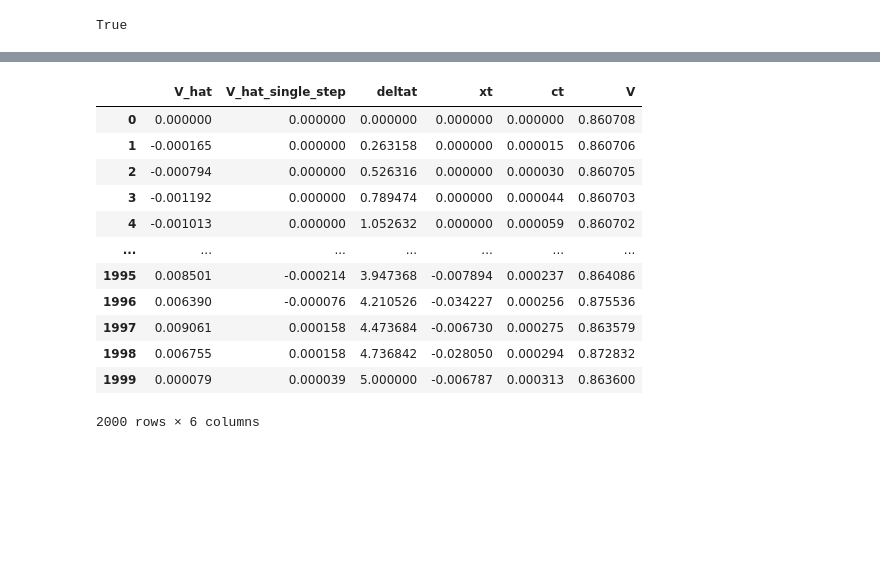
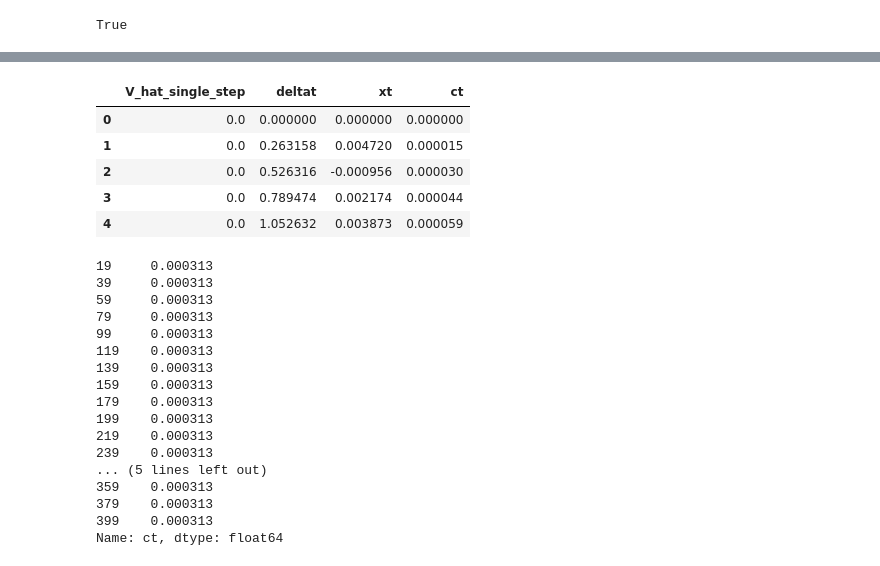
Before and after one commit to borjaf696/LGM_BFSDE, a Jupyter notebook: notebooks/simulation.ipynb, the cells around one changed output, grey strips where cells are left out. Cells and saved outputs as stored; diff of their text form; code cells hidden in the pictures; blank space fills up the shorter version.

```diff
--- a/notebooks/simulation.ipynb
+++ b/notebooks/simulation.ipynb
@@ -648,11 +907,18 @@ v_lgm_single_step, predictions = lgm_single_step.predict(x)
 # %%
 v_df = pd.DataFrame(
-    zip(v_lgm.flatten(),
-        v_lgm_single_step.flatten(),
-        np.tile(np.linspace(0, T, N_steps), nsims),
-        df_x['xt'].values.reshape(100, -1).T.flatten()),
-    columns = ['V_hat', 'V_hat_single_step', 'deltat', 'xt'])
+    zip(df_x.lgm_single_step_V.values,
+        df_x.dt.values,
+        df_x.xt.values),
+    columns = ['V_hat_single_step', 'deltat', 'xt'])
 t_unique = v_df.deltat.unique()
 dict_C = {dt:FinanceUtils.C(dt, sigma = FinanceUtils.sigma) for dt in t_unique}
 v_df['ct'] = v_df.apply(lambda x: dict_C[x['deltat']], axis = 1)
+v_df.head()
+# %% [output]
+|  | V_hat_single_step | deltat | xt | ct |
+| 0 | 0.0 | 0.000000 | 0.000000 | 0.000000 |
+| 1 | 0.0 | 0.263158 | 0.004720 | 0.000015 |
+| 2 | 0.0 | 0.526316 | -0.000956 | 0.000030 |
+| 3 | 0.0 | 0.789474 | 0.002174 | 0.000044 |
+| 4 | 0.0 | 1.052632 | 0.003873 | 0.000059 |
 # %%
@@ -663,16 +940,22 @@ v_df['V'] = v_df.apply(
-# %%
-v_df
-# %% [output]
-|  | V_hat | V_hat_single_step | deltat | xt | ct | V |
-| 0 | 0.000000 | 0.000000 | 0.000000 | 0.000000 | 0.000000 | 0.860708 |
-| 1 | -0.000165 | 0.000000 | 0.263158 | 0.000000 | 0.000015 | 0.860706 |
-| 2 | -0.000794 | 0.000000 | 0.526316 | 0.000000 | 0.000030 | 0.860705 |
-| 3 | -0.001192 | 0.000000 | 0.789474 | 0.000000 | 0.000044 | 0.860703 |
-| 4 | -0.001013 | 0.000000 | 1.052632 | 0.000000 | 0.000059 | 0.860702 |
-| ... | ... | ... | ... | ... | ... | ... |
-| 1995 | 0.008501 | -0.000214 | 3.947368 | -0.007894 | 0.000237 | 0.864086 |
-| 1996 | 0.006390 | -0.000076 | 4.210526 | -0.034227 | 0.000256 | 0.875536 |
-| 1997 | 0.009061 | 0.000158 | 4.473684 | -0.006730 | 0.000275 | 0.863579 |
-| 1998 | 0.006755 | 0.000158 | 4.736842 | -0.028050 | 0.000294 | 0.872832 |
-| 1999 | 0.000079 | 0.000039 | 5.000000 | -0.006787 | 0.000313 | 0.863600 |
-2000 rows × 6 columns
+# %%
+v_df.loc[
+    v_df.deltat == T
+]['ct'].head(20)
+# %% [output]
+19     0.000313
+39     0.000313
+59     0.000313
+79     0.000313
+99     0.000313
+119    0.000313
+139    0.000313
+159    0.000313
+179    0.000313
+199    0.000313
+219    0.000313
+239    0.000313
+... (5 lines left out)
+359    0.000313
+379    0.000313
+399    0.000313
+Name: ct, dtype: float64
```
Also changed, not shown: parts of 18 cells of this notebook, 9 other files.
